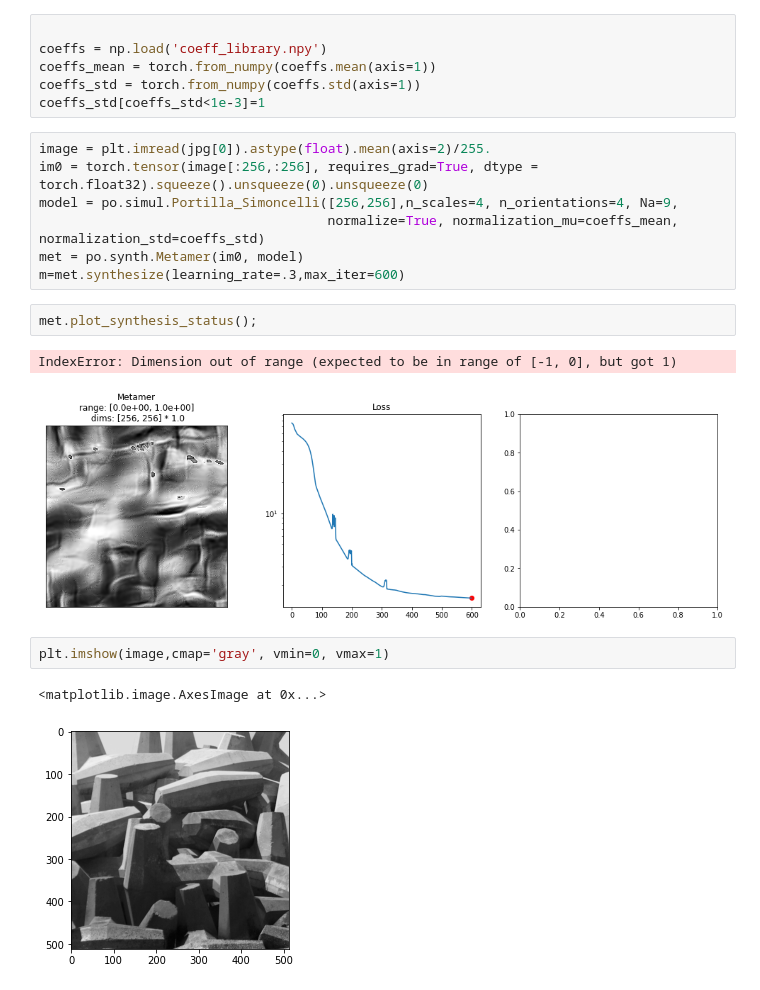
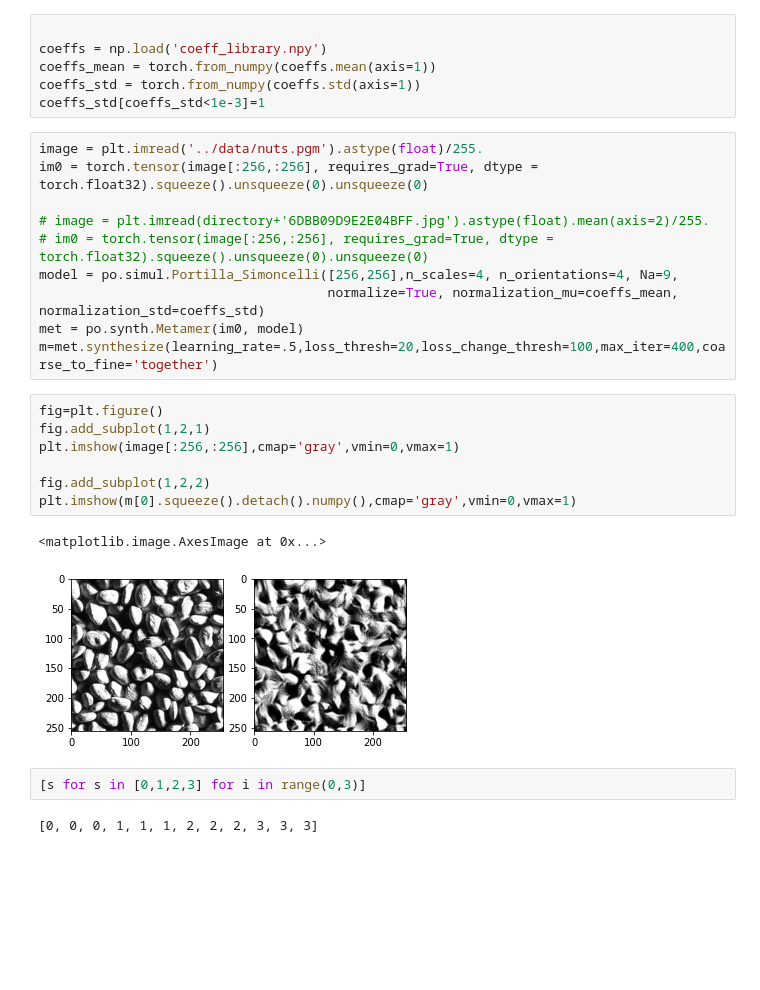
Before and after one commit to plenoptic-org/plenoptic, a Jupyter notebook: examples/Model_PortillaSimoncelli.ipynb, the cells around one changed output. Cells and saved outputs as stored; diff of their text form; blank space fills up the shorter version.

Commit message:
added coarse-to-fine capabilities

```diff
--- a/examples/Model_PortillaSimoncelli.ipynb
+++ b/examples/Model_PortillaSimoncelli.ipynb
@@ -70,19 +78,26 @@ coeffs_mean = torch.from_numpy(coeffs.mean(axis=1))
 coeffs_std = torch.from_numpy(coeffs.std(axis=1))
 coeffs_std[coeffs_std<1e-3]=1
 # %%
-image = plt.imread(jpg[0]).astype(float).mean(axis=2)/255.
+image = plt.imread('../data/nuts.pgm').astype(float)/255.
 im0 = torch.tensor(image[:256,:256], requires_grad=True, dtype = torch.float32).squeeze().unsqueeze(0).unsqueeze(0)
+
+# image = plt.imread(directory+'6DBB09D9E2E04BFF.jpg').astype(float).mean(axis=2)/255.
+# im0 = torch.tensor(image[:256,:256], requires_grad=True, dtype = torch.float32).squeeze().unsqueeze(0).unsqueeze(0)
 model = po.simul.Portilla_Simoncelli([256,256],n_scales=4, n_orientations=4, Na=9,
                                      normalize=True, normalization_mu=coeffs_mean, normalization_std=coeffs_std)
 met = po.synth.Metamer(im0, model)
-m=met.synthesize(learning_rate=.3,max_iter=600)
+m=met.synthesize(learning_rate=.5,loss_thresh=20,loss_change_thresh=100,max_iter=400,coarse_to_fine='together')
-# %%
-met.plot_synthesis_status();
-# %% [output]
-IndexError: Dimension out of range (expected to be in range of [-1, 0], but got 1)
-[figure, removed]
-# %%
-plt.imshow(image,cmap='gray', vmin=0, vmax=1)
-# %% [output]
-<matplotlib.image.AxesImage at 0x...>
-[figure, removed]
+# %%
+fig=plt.figure()
+fig.add_subplot(1,2,1)
+plt.imshow(image[:256,:256],cmap='gray',vmin=0,vmax=1)
+
+fig.add_subplot(1,2,2)
+plt.imshow(m[0].squeeze().detach().numpy(),cmap='gray',vmin=0,vmax=1)
+# %% [output]
+<matplotlib.image.AxesImage at 0x...>
+[figure, added]
+# %%
+[s for s in [0,1,2,3] for i in range(0,3)]
+# %% [output]
+[0, 0, 0, 1, 1, 1, 2, 2, 2, 3, 3, 3]
```
Also changed, not shown: parts of 2 cells of this notebook, 5 other files.
